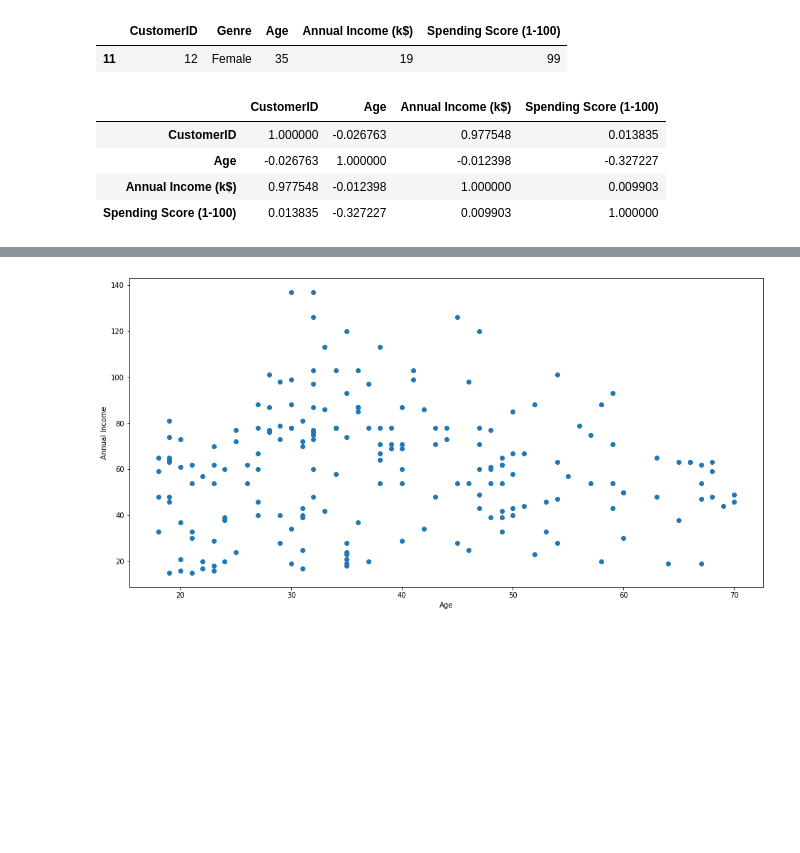
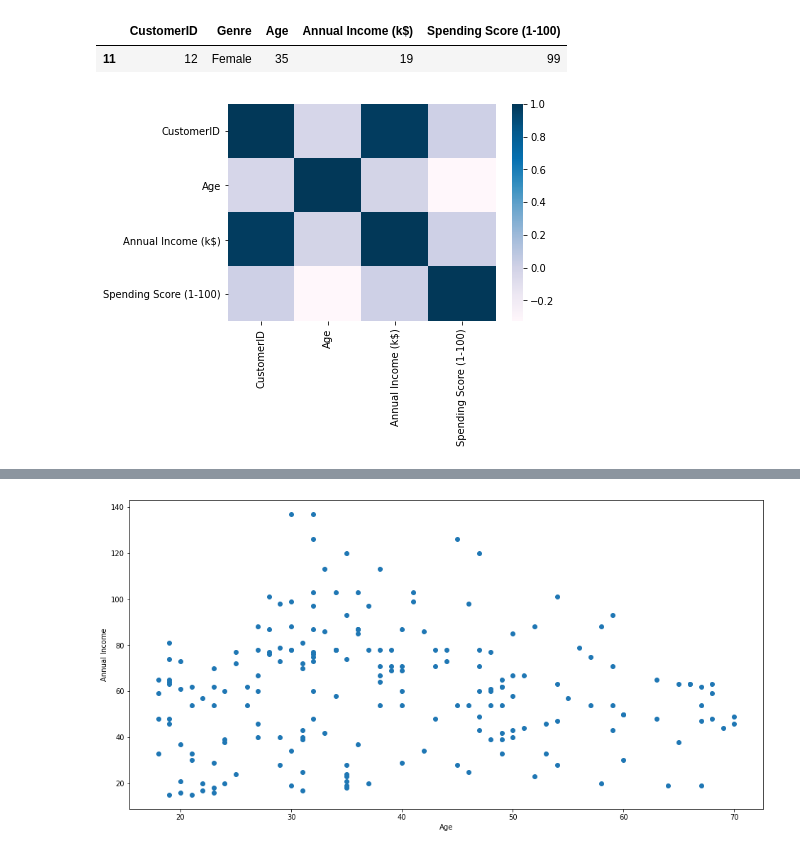
Before and after one commit to oyoungDS/Cereal_LR, a Jupyter notebook: Mall.ipynb, the cells around one changed output, grey strips where cells are left out. Saved outputs shown, nothing was run; the diff lists cells and outputs as text; code cells hidden in the pictures; blank space fills up the shorter version.

```diff
--- a/Mall.ipynb
+++ b/Mall.ipynb
@@ -100,13 +100,11 @@ mall[mall["Spending Score (1-100)"] == 99]
 | 11 | 12 | Female | 35 | 19 | 99 |
 # %%
 #Is there any correlation? Most likely not.
-mall.corr()
+mall_corr = mall.corr(method='pearson')
+sns.heatmap(mall_corr, cmap='PuBu')
+plt.show()
 # %% [output]
-|  | CustomerID | Age | Annual Income (k$) | Spending Score (1-100) |
-| CustomerID | 1.000000 | -0.026763 | 0.977548 | 0.013835 |
-| Age | -0.026763 | 1.000000 | -0.012398 | -0.327227 |
-| Annual Income (k$) | 0.977548 | -0.012398 | 1.000000 | 0.009903 |
-| Spending Score (1-100) | 0.013835 | -0.327227 | 0.009903 | 1.000000 |
+[figure, added]
 # %%
 #Check how many males and females
 pd.value_counts(mall.Genre)
```
Also changed, not shown: parts of 1 cell of this notebook, 1 other file.
